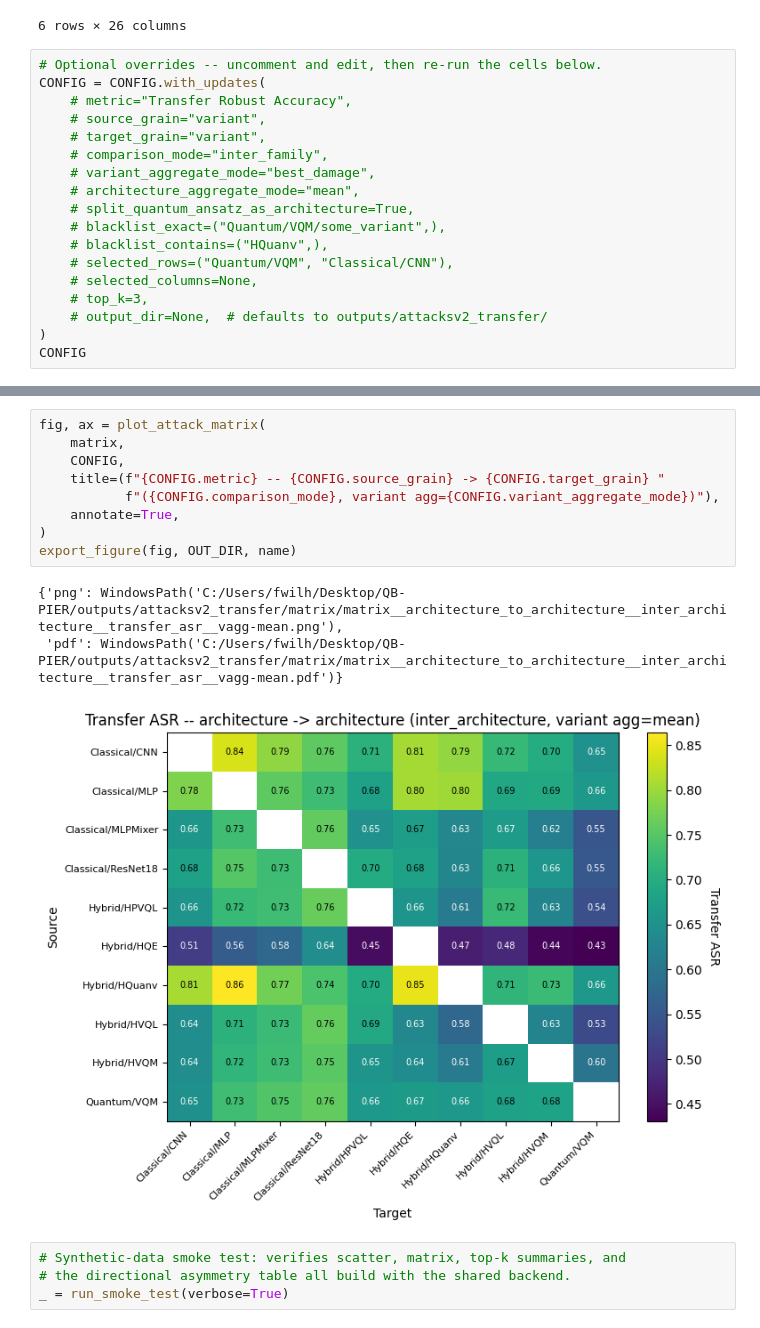
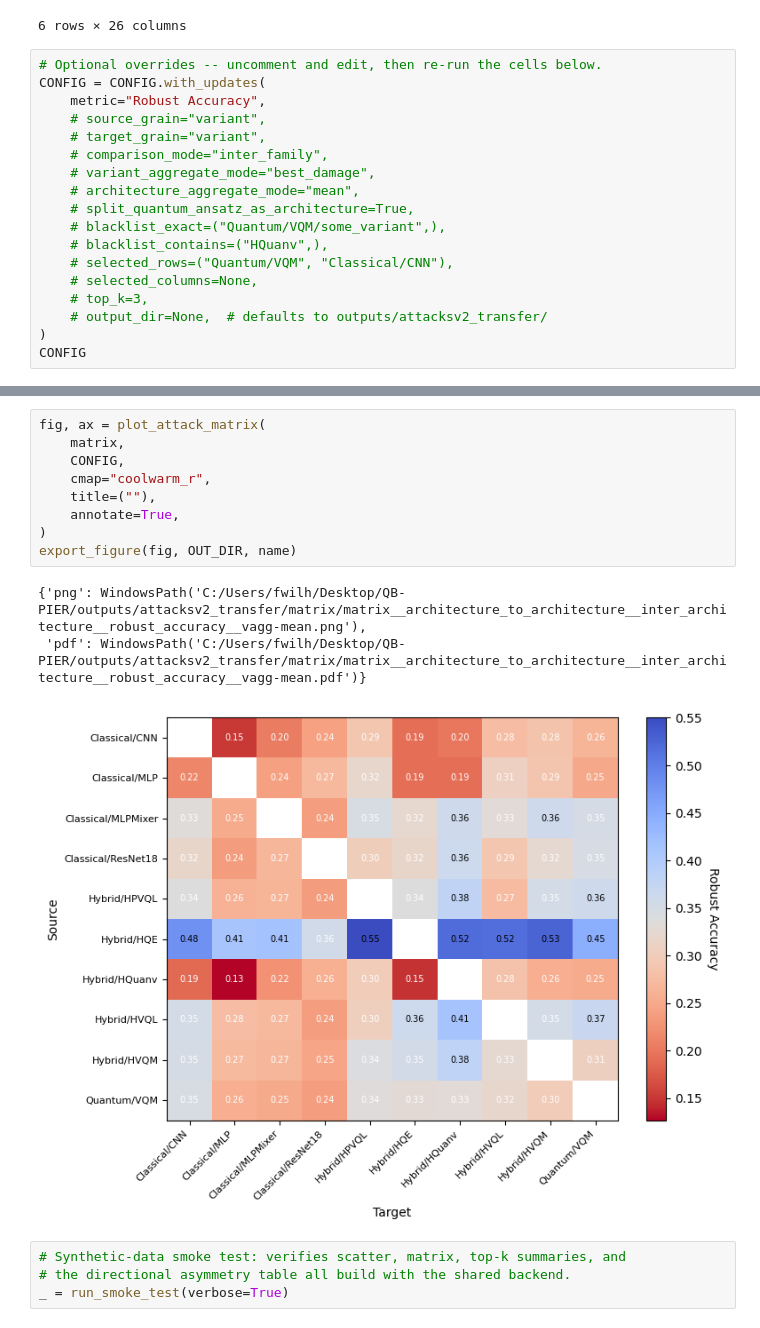
Before and after one commit to fwilhelmy/QB-PIER, a Jupyter notebook: src/analytics/notebooks/attacks/attacksv2_matrix.ipynb, the cells around one changed output, grey strips where cells are left out. Saved outputs shown, nothing was run; the diff lists cells and outputs as text.

```diff
--- a/src/analytics/notebooks/attacks/attacksv2_matrix.ipynb
+++ b/src/analytics/notebooks/attacks/attacksv2_matrix.ipynb
@@ -92,7 +92,7 @@ list_v2_templates()
 # %%
 # Optional overrides -- uncomment and edit, then re-run the cells below.
 CONFIG = CONFIG.with_updates(
-    # metric="Transfer Robust Accuracy",
+    metric="Robust Accuracy",
     # source_grain="variant",
     # target_grain="variant",
     # comparison_mode="inter_family",
@@ -145,16 +145,16 @@ paths
 # %%
 fig, ax = plot_attack_matrix(
     matrix,
     CONFIG,
-    title=(f"{CONFIG.metric} -- {CONFIG.source_grain} -> {CONFIG.target_grain} "
-           f"({CONFIG.comparison_mode}, variant agg={CONFIG.variant_aggregate_mode})"),
+    cmap="coolwarm_r",
+    title=(""),
     annotate=True,
 )
 export_figure(fig, OUT_DIR, name)
 # %% [output]
-{'png': WindowsPath('C:/Users/fwilh/Desktop/QB-PIER/outputs/attacksv2_transfer/matrix/matrix__architecture_to_architecture__inter_architecture__transfer_asr__vagg-mean.png'),
- 'pdf': WindowsPath('C:/Users/fwilh/Desktop/QB-PIER/outputs/attacksv2_transfer/matrix/matrix__architecture_to_architecture__inter_architecture__transfer_asr__vagg-mean.pdf')}
+{'png': WindowsPath('C:/Users/fwilh/Desktop/QB-PIER/outputs/attacksv2_transfer/matrix/matrix__architecture_to_architecture__inter_architecture__robust_accuracy__vagg-mean.png'),
+ 'pdf': WindowsPath('C:/Users/fwilh/Desktop/QB-PIER/outputs/attacksv2_transfer/matrix/matrix__architecture_to_architecture__inter_architecture__robust_accuracy__vagg-mean.pdf')}
-[figure, old version]
+[figure, new version]
 # %%
 # Synthetic-data smoke test: verifies scatter, matrix, top-k summaries, and
 # the directional asymmetry table all build with the shared backend.
```
Also changed, not shown: parts of 4 cells of this notebook, 8 other files.
